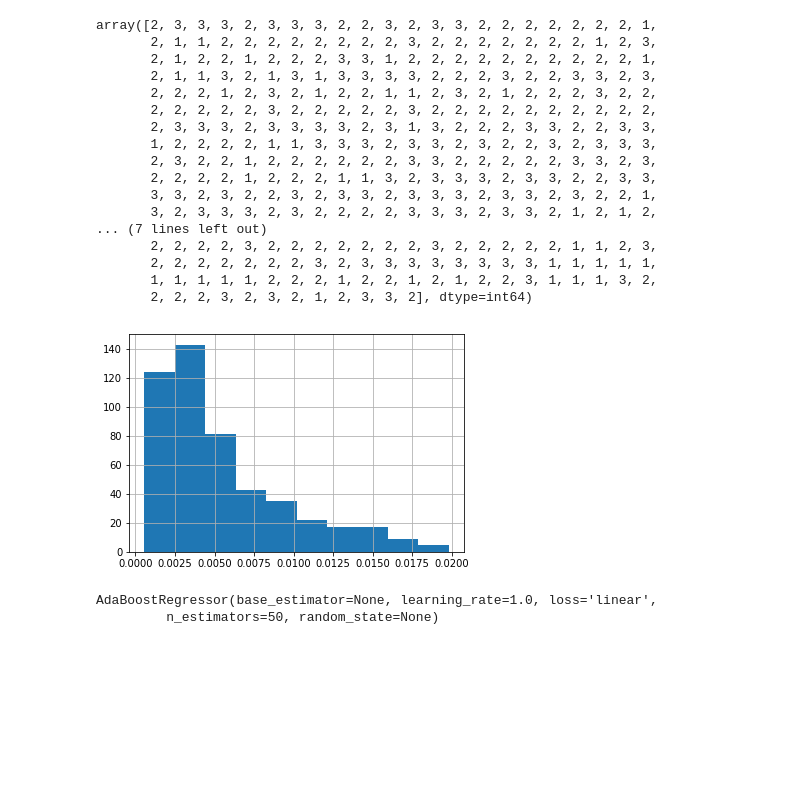
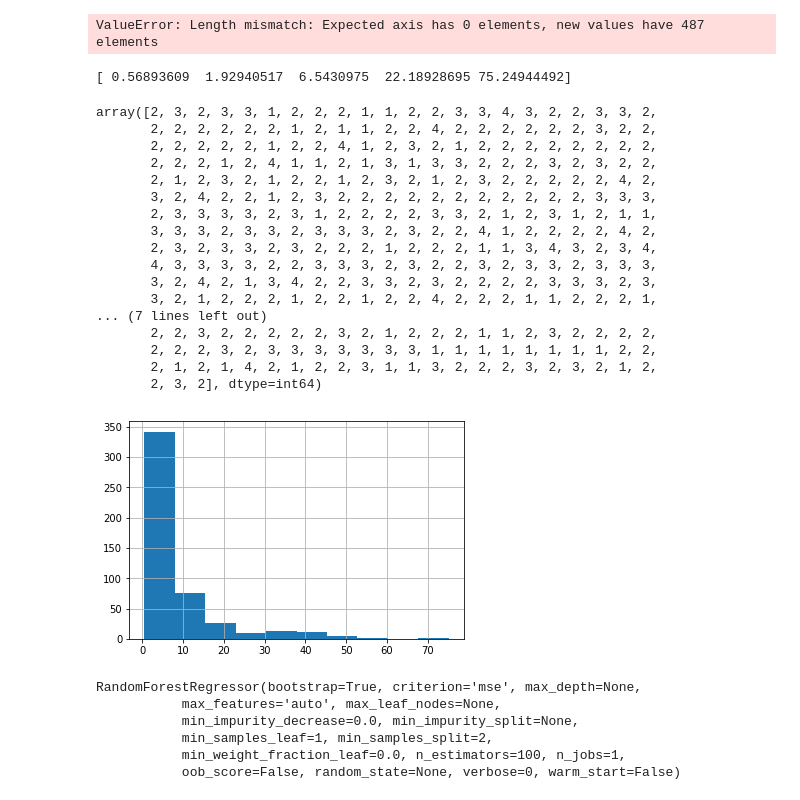
Before and after one commit to blkemp/ABS-Region-Data, a Jupyter notebook: Cycling.ipynb, the cells around one changed output. Cells and saved outputs as stored; diff of their text form; code cells hidden in the pictures; blank space fills up the shorter version.

```diff
--- a/Cycling.ipynb
+++ b/Cycling.ipynb
@@ -34,0 +25,2 @@ See the caveats in the documentation: http://pandas.pydata.org/pandas-docs/stabl
+# %%
+df = pd.read_csv('medians by code.csv')
@@ -49,0 +36,10 @@ df.shape
+# %%
+df = df.merge(pd.read_csv('latlng.csv'))
+# %%
+cycle_col = 'METHOD OF TRAVEL TO WORK - EMPLOYED PERSONS Used one method - Bicycle no.'
+
+X = df.iloc[:, 4:]
+X.drop('Solar Per Household', axis = 1, inplace = True)
+X.drop(cycle_col, axis = 1, inplace = True)
+X.index = df.LABEL
+X
@@ -61,32 +75,37 @@ dtype: float64
 # %%
-df = df[y<0.02]
+df = df[y<0.1]
 #df = df[y>0.02]
 y=df[cycle_col]
-y = y/df['HOUSEHOLDS BY TYPE Total households no.']
+y = y/df['HOUSEHOLDS BY TYPE Total households no.']*1000
+y.index = X.index
 X = df.drop([cycle_col], axis = 1)
+# %% [output]
+ValueError: Length mismatch: Expected axis has 0 elements, new values have 487 elements
 # %%
-bins     = np.geomspace(min(y), max(y), 4)
+bins     = np.geomspace(min(y), max(y)+0.1, 5)
+print(bins)
 y_binned = np.digitize(y, bins)
 y.hist()
 df.shape
 y_binned
 # %% [output]
-array([2, 3, 3, 3, 2, 3, 3, 3, 2, 2, 3, 2, 3, 3, 2, 2, 2, 2, 2, 2, 2, 1,
-       2, 1, 1, 2, 2, 2, 2, 2, 2, 2, 2, 3, 2, 2, 2, 2, 2, 2, 2, 1, 2, 3,
-       2, 1, 2, 2, 1, 2, 2, 2, 3, 3, 1, 2, 2, 2, 2, 2, 2, 2, 2, 2, 2, 1,
-       2, 1, 1, 3, 2, 1, 3, 1, 3, 3, 3, 3, 2, 2, 2, 3, 2, 2, 3, 3, 2, 3,
-       2, 2, 2, 1, 2, 3, 2, 1, 2, 2, 1, 1, 2, 3, 2, 1, 2, 2, 2, 3, 2, 2,
-       2, 2, 2, 2, 2, 3, 2, 2, 2, 2, 2, 3, 2, 2, 2, 2, 2, 2, 2, 2, 2, 2,
-       2, 3, 3, 3, 2, 3, 3, 3, 3, 2, 3, 1, 3, 2, 2, 2, 3, 3, 2, 2, 3, 3,
-       1, 2, 2, 2, 2, 1, 1, 3, 3, 3, 2, 3, 3, 2, 3, 2, 2, 3, 2, 3, 3, 3,
-       2, 3, 2, 2, 1, 2, 2, 2, 2, 2, 2, 3, 3, 2, 2, 2, 2, 2, 3, 3, 2, 3,
-       2, 2, 2, 2, 1, 2, 2, 2, 1, 1, 3, 2, 3, 3, 3, 2, 3, 3, 2, 2, 3, 3,
-       3, 3, 2, 3, 2, 2, 3, 2, 3, 3, 2, 3, 3, 3, 2, 3, 3, 2, 3, 2, 2, 1,
-       3, 2, 3, 3, 3, 2, 3, 2, 2, 2, 2, 3, 3, 3, 2, 3, 3, 2, 1, 2, 1, 2,
-... (7 lines left out)
-       2, 2, 2, 2, 3, 2, 2, 2, 2, 2, 2, 2, 3, 2, 2, 2, 2, 2, 1, 1, 2, 3,
-       2, 2, 2, 2, 2, 2, 2, 3, 2, 3, 3, 3, 3, 3, 3, 3, 3, 1, 1, 1, 1, 1,
-       1, 1, 1, 1, 1, 2, 2, 2, 1, 2, 2, 1, 2, 1, 2, 2, 3, 1, 1, 1, 3, 2,
-       2, 2, 2, 3, 2, 3, 2, 1, 2, 3, 3, 2], dtype=int64)
+[ 0.56893609  1.92940517  6.5430975  22.18928695 75.24944492]
+array([2, 3, 2, 3, 3, 1, 2, 2, 2, 1, 1, 2, 2, 3, 3, 4, 3, 2, 2, 3, 3, 2,
+       2, 2, 2, 2, 2, 2, 1, 2, 1, 1, 2, 2, 4, 2, 2, 2, 2, 2, 2, 3, 2, 2,
+       2, 2, 2, 2, 2, 1, 2, 2, 4, 1, 2, 3, 2, 1, 2, 2, 2, 2, 2, 2, 2, 2,
+       2, 2, 2, 1, 2, 4, 1, 1, 2, 1, 3, 1, 3, 3, 2, 2, 2, 3, 2, 3, 2, 2,
+       2, 1, 2, 3, 2, 1, 2, 2, 1, 2, 3, 2, 1, 2, 3, 2, 2, 2, 2, 2, 4, 2,
+       3, 2, 4, 2, 2, 1, 2, 3, 2, 2, 2, 2, 2, 2, 2, 2, 2, 2, 2, 3, 3, 3,
+       2, 3, 3, 3, 3, 2, 3, 1, 2, 2, 2, 2, 3, 3, 2, 1, 2, 3, 1, 2, 1, 1,
+       3, 3, 3, 2, 3, 3, 2, 3, 3, 3, 2, 3, 2, 2, 4, 1, 2, 2, 2, 2, 4, 2,
+       2, 3, 2, 3, 3, 2, 3, 2, 2, 2, 1, 2, 2, 2, 1, 1, 3, 4, 3, 2, 3, 4,
+       4, 3, 3, 3, 3, 2, 2, 3, 3, 3, 2, 3, 2, 2, 3, 2, 3, 3, 2, 3, 3, 3,
+       3, 2, 4, 2, 1, 3, 4, 2, 2, 3, 3, 2, 3, 2, 2, 2, 2, 3, 3, 3, 2, 3,
+       3, 2, 1, 2, 2, 2, 1, 2, 2, 1, 2, 2, 4, 2, 2, 2, 1, 1, 2, 2, 2, 1,
+... (7 lines left out)
+       2, 2, 3, 2, 2, 2, 2, 2, 3, 2, 1, 2, 2, 2, 1, 1, 2, 3, 2, 2, 2, 2,
+       2, 2, 2, 3, 2, 3, 3, 3, 3, 3, 3, 3, 1, 1, 1, 1, 1, 1, 1, 1, 2, 2,
+       2, 1, 2, 1, 4, 2, 1, 2, 2, 3, 1, 1, 3, 2, 2, 2, 3, 2, 3, 2, 1, 2,
+       2, 3, 2], dtype=int64)
-[figure, old version]
+[figure, new version]
 # %%
@@ -94,6 +113,13 @@ X_train, X_test, y_train, y_test = train_test_split(X, y, test_size = 0.2, rando
 # %%
-ada = AdaBoostRegressor()
-ada.fit(X_train, y_train)
+#ada = AdaBoostRegressor()
+#ada.fit(X_train, y_train)
+
+rf = RandomForestRegressor(n_estimators=100)
+rf.fit(X_train, y_train)
 # %% [output]
-AdaBoostRegressor(base_estimator=None, learning_rate=1.0, loss='linear',
-         n_estimators=50, random_state=None)
+RandomForestRegressor(bootstrap=True, criterion='mse', max_depth=None,
+           max_features='auto', max_leaf_nodes=None,
+           min_impurity_decrease=0.0, min_impurity_split=None,
+           min_samples_leaf=1, min_samples_split=2,
+           min_weight_fraction_leaf=0.0, n_estimators=100, n_jobs=1,
+           oob_score=False, random_state=None, verbose=0, warm_start=False)
```
Also changed, not shown: parts of 21 cells of this notebook, 3 other files.
